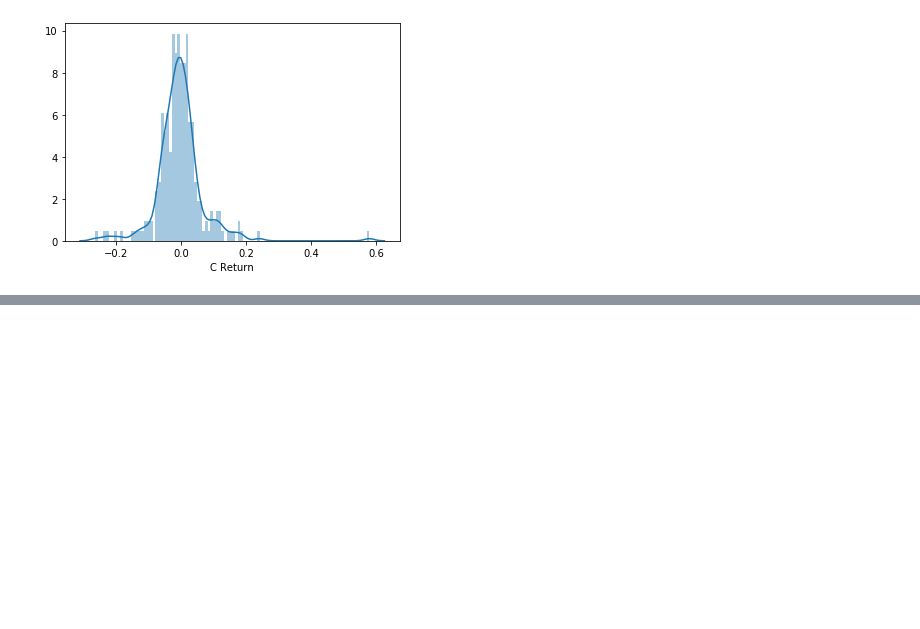
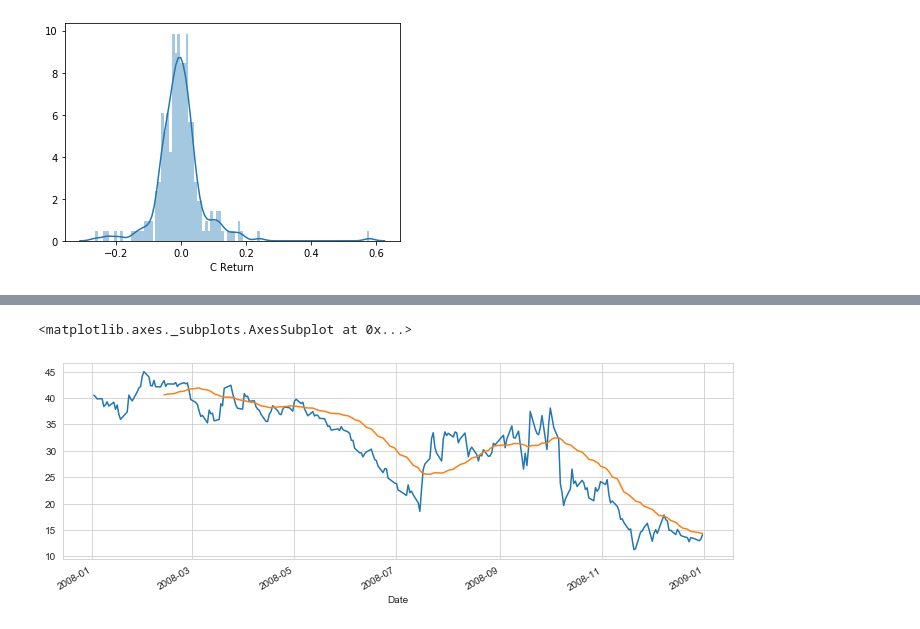
Before and after one commit to JujarP/finance_project, a Jupyter notebook: finance_project.ipynb, the cells around one changed output, grey strips where cells are left out. Drawn from its saved outputs; the diff is of its cells as text; code cells hidden in the pictures; blank space fills up the shorter version.

```diff
--- a/finance_project.ipynb
+++ b/finance_project.ipynb
@@ -143,0 +154,7 @@ sns.distplot(returns.loc['2008-01-01':'2008-12-31']['C Return'],bins=100)
+# %%
+# 30 DAY ROLLING AVERAGE FOR BANK OF AMERICA STOCK PRICE IN 2008
+df.loc['2008-01-01':'2008-12-31']['BAC']['Close'].plot(figsize=(12,4))
+df.loc['2008-01-01':'2008-12-31']['BAC']['Close'].rolling(30).mean().plot(figsize=(12,4))
+# %% [output]
+<matplotlib.axes._subplots.AxesSubplot at 0x...>
+[figure, added]
```
Also changed, not shown: parts of 3 cells of this notebook.
